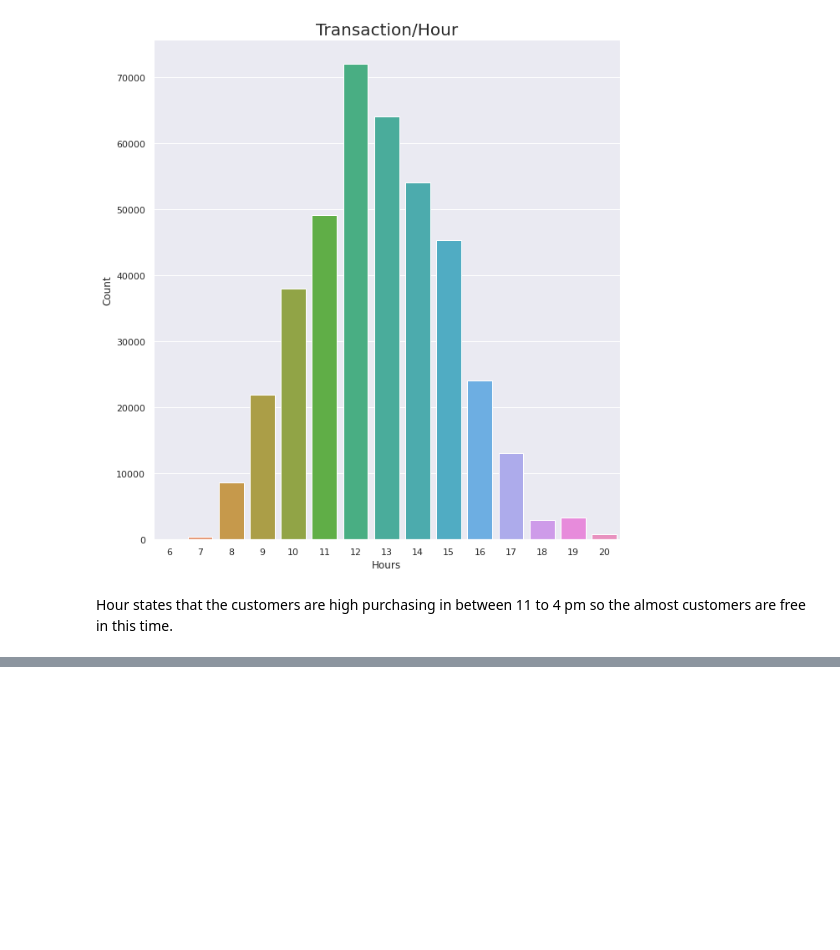
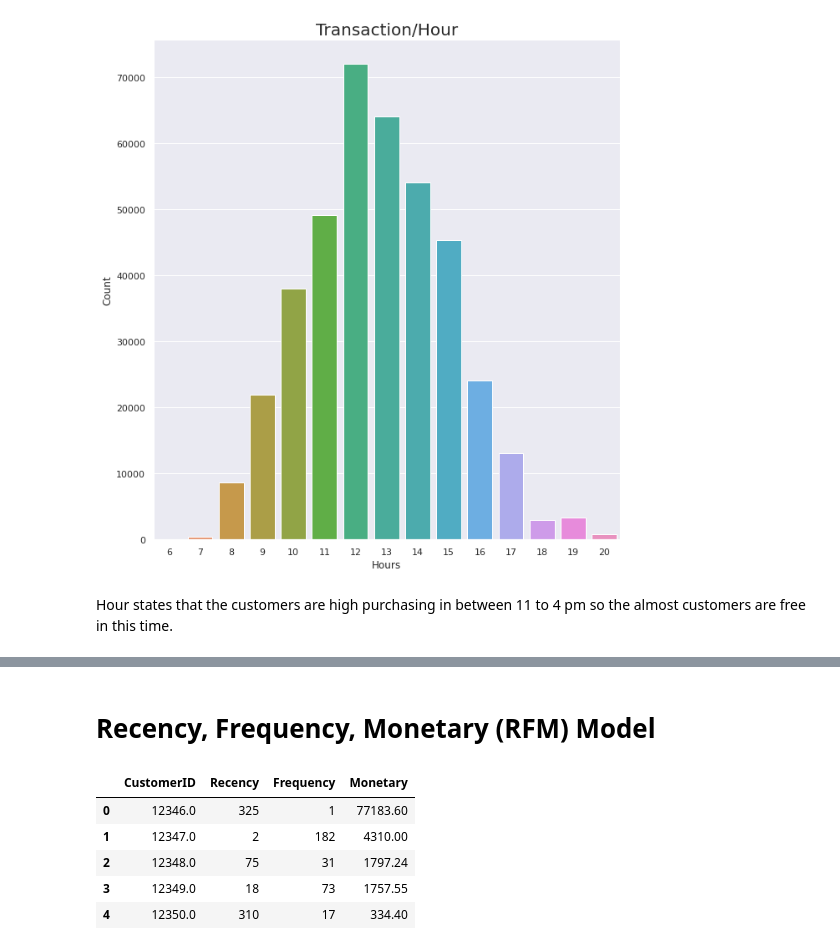
Before and after one commit to Rushabhtikale92/Online-Retail-Customer-Segmentation, a Jupyter notebook: Copy_of_Online_Retail_Customer_Segmentation_Capstone_Project.ipynb, the cells around one changed output, grey strips where cells are left out. Cells and saved outputs as stored; diff of their text form; code cells hidden in the pictures; blank space fills up the shorter version.

```diff
--- a/Copy_of_Online_Retail_Customer_Segmentation_Capstone_Project.ipynb
+++ b/Copy_of_Online_Retail_Customer_Segmentation_Capstone_Project.ipynb
@@ -330,0 +351,24 @@ Hour states that the customers are high purchasing in between 11 to 4 pm so the
+# %% [markdown]
+# **Recency, Frequency, Monetary (RFM) Model**
+# %%
+import datetime as dt
+PRESENT = dt.datetime(2011,12,10)
+rfm_model= data.groupby('CustomerID').agg({'InvoiceDate': lambda date: (PRESENT - date.max()).days,
+                                        'InvoiceNo': lambda num: len(num),
+                                        'TotalPrice': lambda price: price.sum()})
+#Convert Invoice Date into type int
+rfm_model['InvoiceDate'] = rfm_model['InvoiceDate'].astype(int)
+
+#Rename column names to Recency, Frequency and Monetary
+rfm_model.rename(columns={'InvoiceDate': 'Recency',
+                         'InvoiceNo': 'Frequency',
+                         'TotalPrice': 'Monetary'}, inplace=True)
+
+rfm_model.reset_index().head()
+# %% [output]
+|  | CustomerID | Recency | Frequency | Monetary |
+| 0 | 12346.0 | 325 | 1 | 77183.60 |
+| 1 | 12347.0 | 2 | 182 | 4310.00 |
+| 2 | 12348.0 | 75 | 31 | 1797.24 |
+| 3 | 12349.0 | 18 | 73 | 1757.55 |
+| 4 | 12350.0 | 310 | 17 | 334.40 |
```
Also changed, not shown: parts of 13 cells of this notebook.
